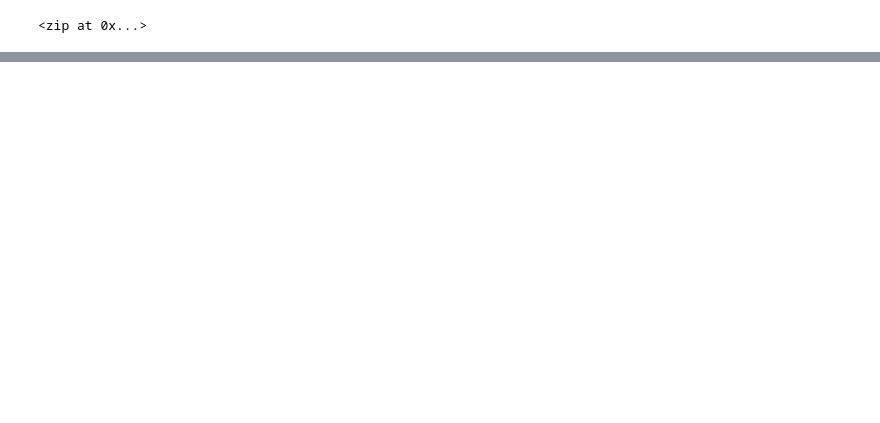
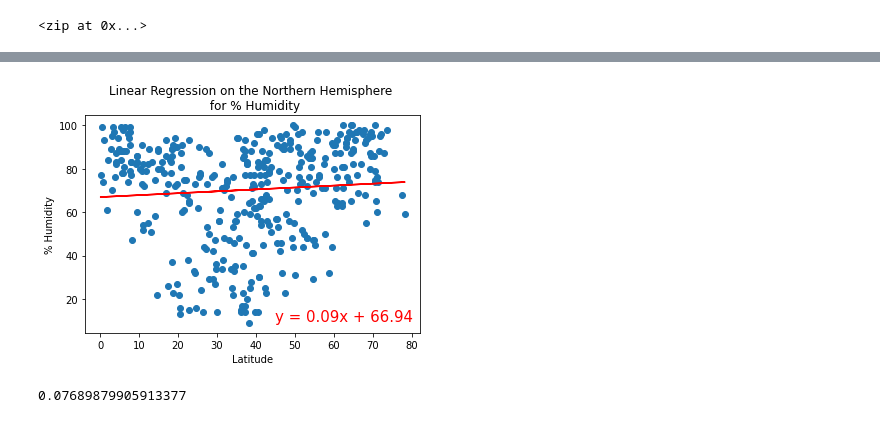
Before and after one commit to Jay-ni13/World_Weather_Analysis, a Jupyter notebook: WeatherPy.ipynb, the cells around one changed output, grey strips where cells are left out. Saved outputs shown, nothing was run; the diff lists cells and outputs as text; code cells hidden in the pictures; blank space fills up the shorter version.

```diff
--- a/WeatherPy.ipynb
+++ b/WeatherPy.ipynb
@@ -265,0 +343,13 @@ plt.show()
+# %%
+# Linear regression on the Northern Hemisphere.
+x_values = northern_hemi_df["Lat"]
+y_values = northern_hemi_df["Humidity"]
+# Call the function.
+plot_linear_regression(x_values, y_values,
+                       'Linear Regression on the Northern Hemisphere \n for % Humidity',
+                       '% Humidity', (45,10))
+(_, _, r_value, _, _) = linregress(x_values, y_values)
+print(r_value)
+# %% [output]
+[figure, added]
+0.07689879905913377
```
Also changed, not shown: parts of 21 cells of this notebook.
